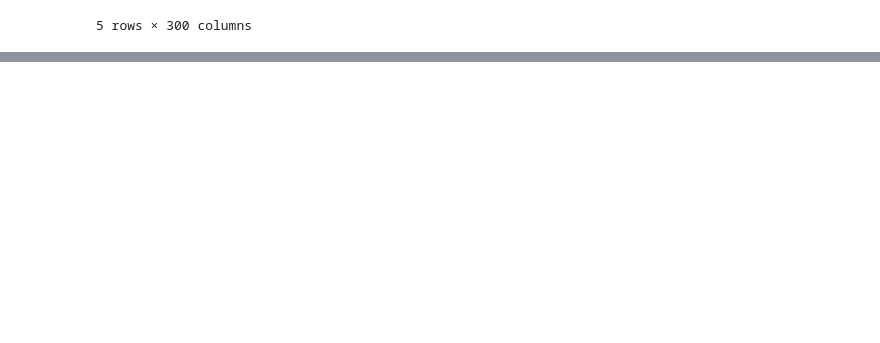
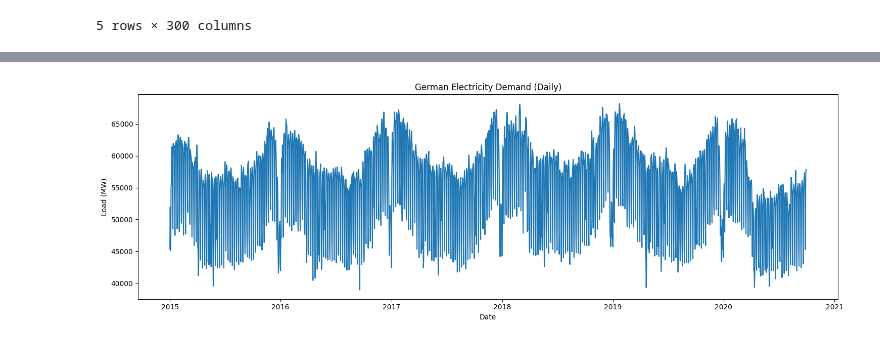
Before and after one commit to dekshinaudayan/german-electricity-demand-forecasting, a Jupyter notebook: notebooks/01_EDA.ipynb, the cells around one changed output, grey strips where cells are left out. Saved outputs shown, nothing was run; the diff lists cells and outputs as text; code cells hidden in the pictures; blank space fills up the shorter version.

```diff
--- a/notebooks/01_EDA.ipynb
+++ b/notebooks/01_EDA.ipynb
@@ -30,0 +121,10 @@ df.head()
+# %%
+# Create daily time series
+
+daily_load = (
+    electricity
+    .resample("D")
+    .mean()
+)
+
+daily_load.head()
@@ -30,0 +192,25 @@ df.head()
+# %%
+# Plot weekly electricity demand
+
+plt.figure(figsize=(15,5))
+
+plt.plot(
+    daily_load.index,
+    daily_load["load"]
+)
+
+plt.title("German Electricity Demand (Daily)")
+plt.xlabel("Date")
+plt.ylabel("Load (MW)")
+
+plt.tight_layout()
+
+plt.savefig(
+    "daily_load.png",
+    dpi=300,
+    bbox_inches="tight"
+)
+
+plt.show()
+# %% [output]
+[figure, added]
```
Also changed, not shown: parts of 13 cells of this notebook.
